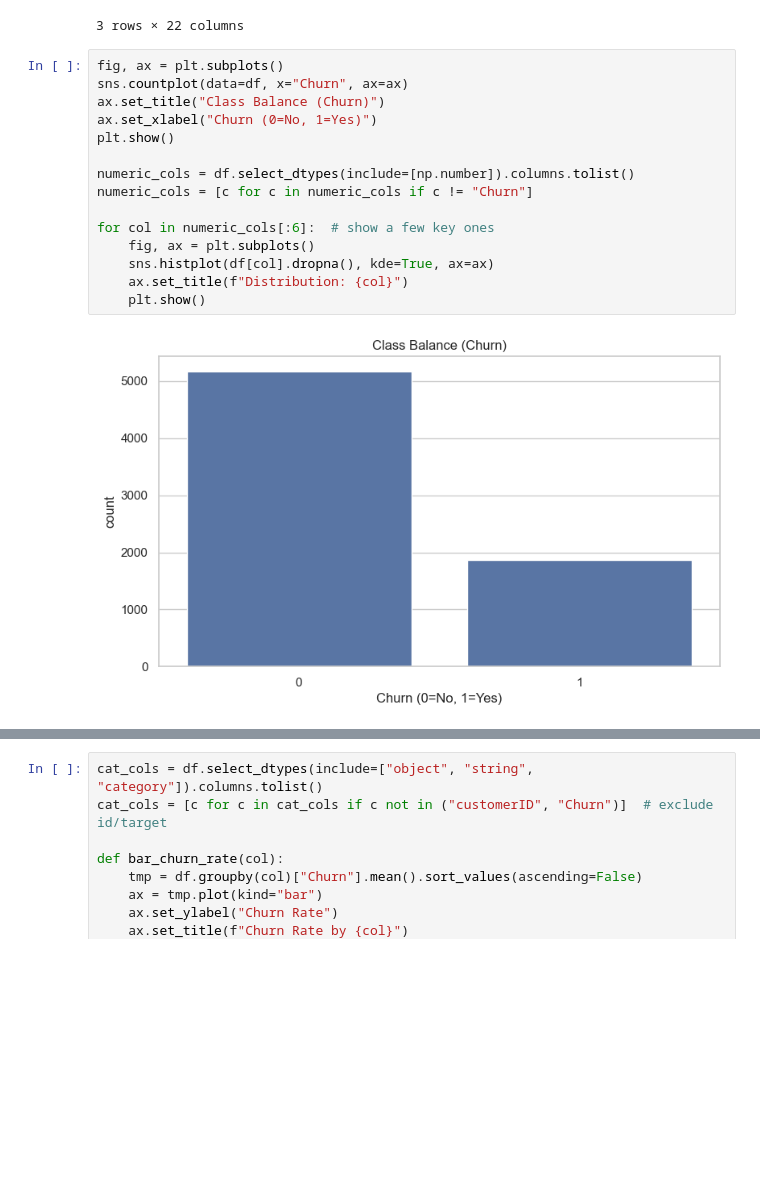
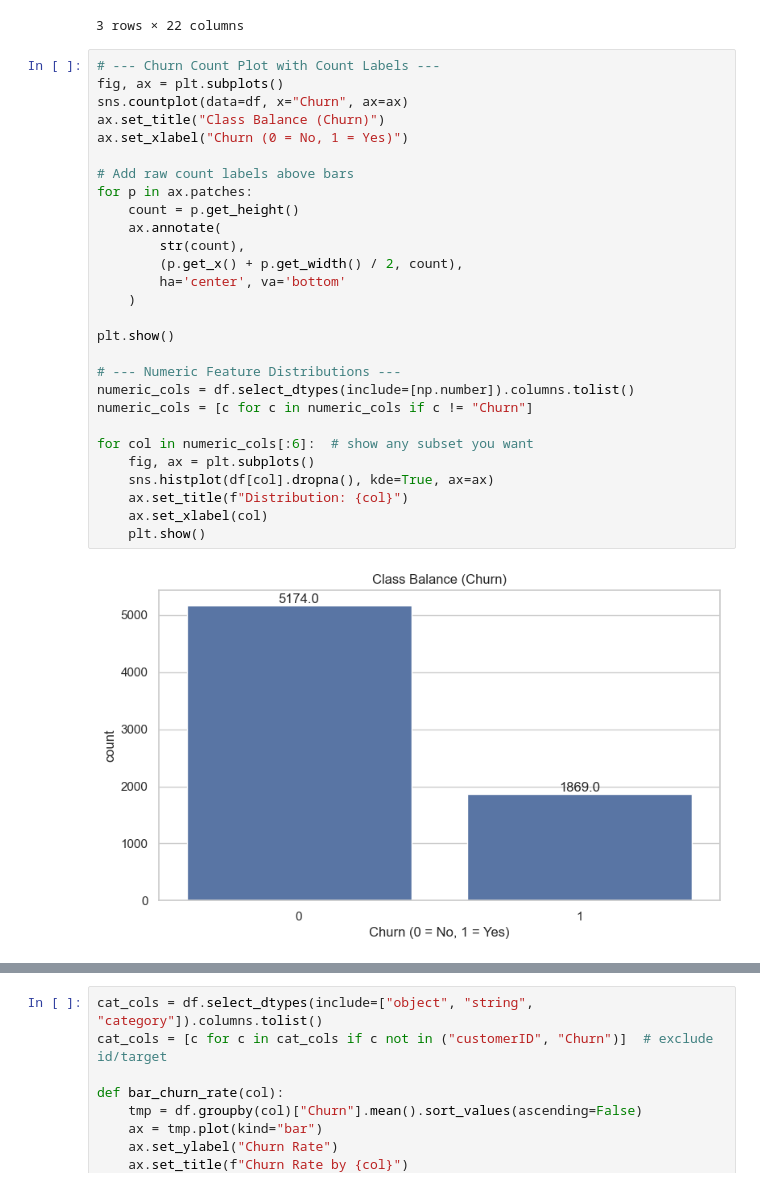
Before and after one commit to dhwanil1907/customer-churn, a Jupyter notebook: notebooks/cc.ipynb, the cells around one changed output, grey strips where cells are left out. Drawn from its saved outputs; the diff is of its cells as text; blank space fills up the shorter version.

```diff
--- a/notebooks/cc.ipynb
+++ b/notebooks/cc.ipynb
@@ -153,22 +157,35 @@ Dataset shape: (7043, 21), Churn rate: 0.265
 | 2 | 3668-QPYBK | Male | No | No | No | 2 | Yes | No | ... |
 3 rows × 22 columns
 # %%
+# --- Churn Count Plot with Count Labels ---
 fig, ax = plt.subplots()
 sns.countplot(data=df, x="Churn", ax=ax)
 ax.set_title("Class Balance (Churn)")
-ax.set_xlabel("Churn (0=No, 1=Yes)")
+ax.set_xlabel("Churn (0 = No, 1 = Yes)")
+
+# Add raw count labels above bars
+for p in ax.patches:
+    count = p.get_height()
+    ax.annotate(
+        str(count),
+        (p.get_x() + p.get_width() / 2, count),
+        ha='center', va='bottom'
+    )
+
 plt.show()
 
+# --- Numeric Feature Distributions ---
 numeric_cols = df.select_dtypes(include=[np.number]).columns.tolist()
 numeric_cols = [c for c in numeric_cols if c != "Churn"]
 
-for col in numeric_cols[:6]:  # show a few key ones
+for col in numeric_cols[:6]:  # show any subset you want
     fig, ax = plt.subplots()
     sns.histplot(df[col].dropna(), kde=True, ax=ax)
     ax.set_title(f"Distribution: {col}")
+    ax.set_xlabel(col)
     plt.show()
 # %% [output]
-[figure, old version]
+[figure, new version]
 [figure]
 [figure]
 [figure]
```
Also changed, not shown: parts of 2 cells of this notebook.
